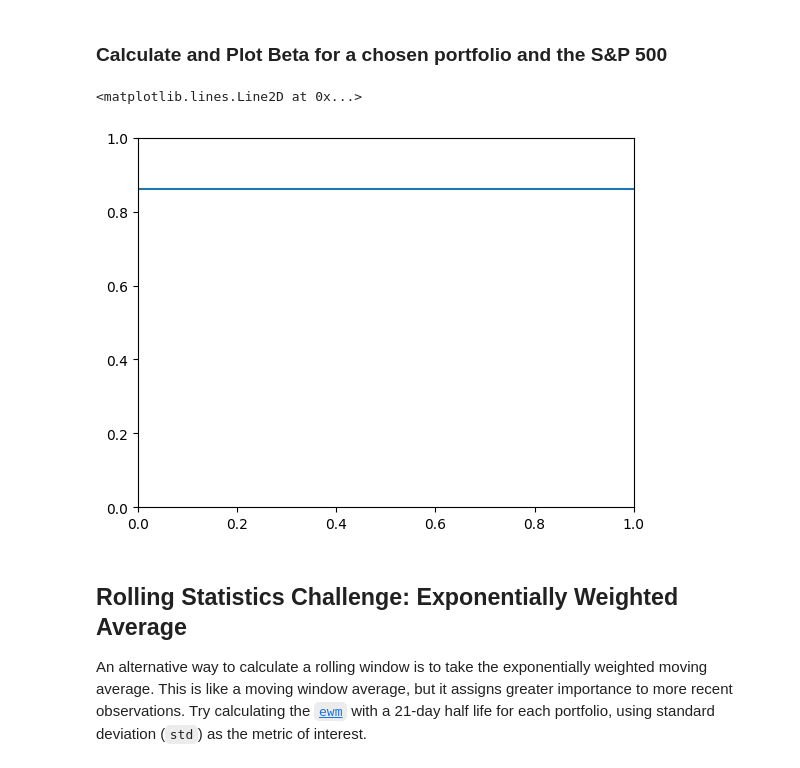
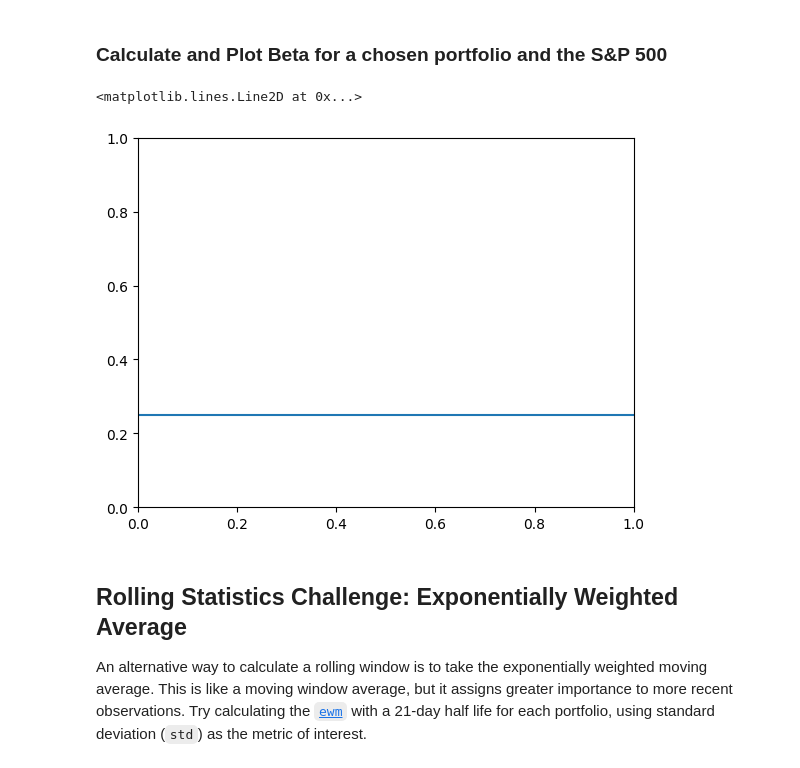
Before and after one commit to bittraidr/Challenge_4, a Jupyter notebook: whale_analysis.ipynb, the cells around one changed output. Saved outputs shown, nothing was run; the diff lists cells and outputs as text; code cells hidden in the pictures.

```diff
--- a/whale_analysis.ipynb
+++ b/whale_analysis.ipynb
@@ -370,22 +370,22 @@ correlation_matrix.plot(figsize=(20,10), title="Correlation Matrix")
 # %%
 import matplotlib.pyplot as plt
 
 # Calculate covariance of a single portfolio
-covariance = combined_returns["SOROS FUND MANAGEMENT LLC"].cov(combined_returns["SP500 Daily Returns"])
+covariance = combined_returns["Algo 1"].cov(combined_returns["SP500 Daily Returns"])
 
 # Calculate variance of S&P 500
 variance = combined_returns["SP500 Daily Returns"].var()
 
 # Compute beta
 beta_trend = covariance / variance
 
 beta_trend
 
 # Plot beta trend as a horizontal line
 plt.axhline(y=beta_trend, label='Beta')
 # %% [output]
 <matplotlib.lines.Line2D at 0x...>
-[figure, old version]
+[figure, new version]
 # %% [markdown]
 ## Rolling Statistics Challenge: Exponentially Weighted Average
 
```
Also changed, not shown: parts of 15 cells of this notebook, 1 other file.
